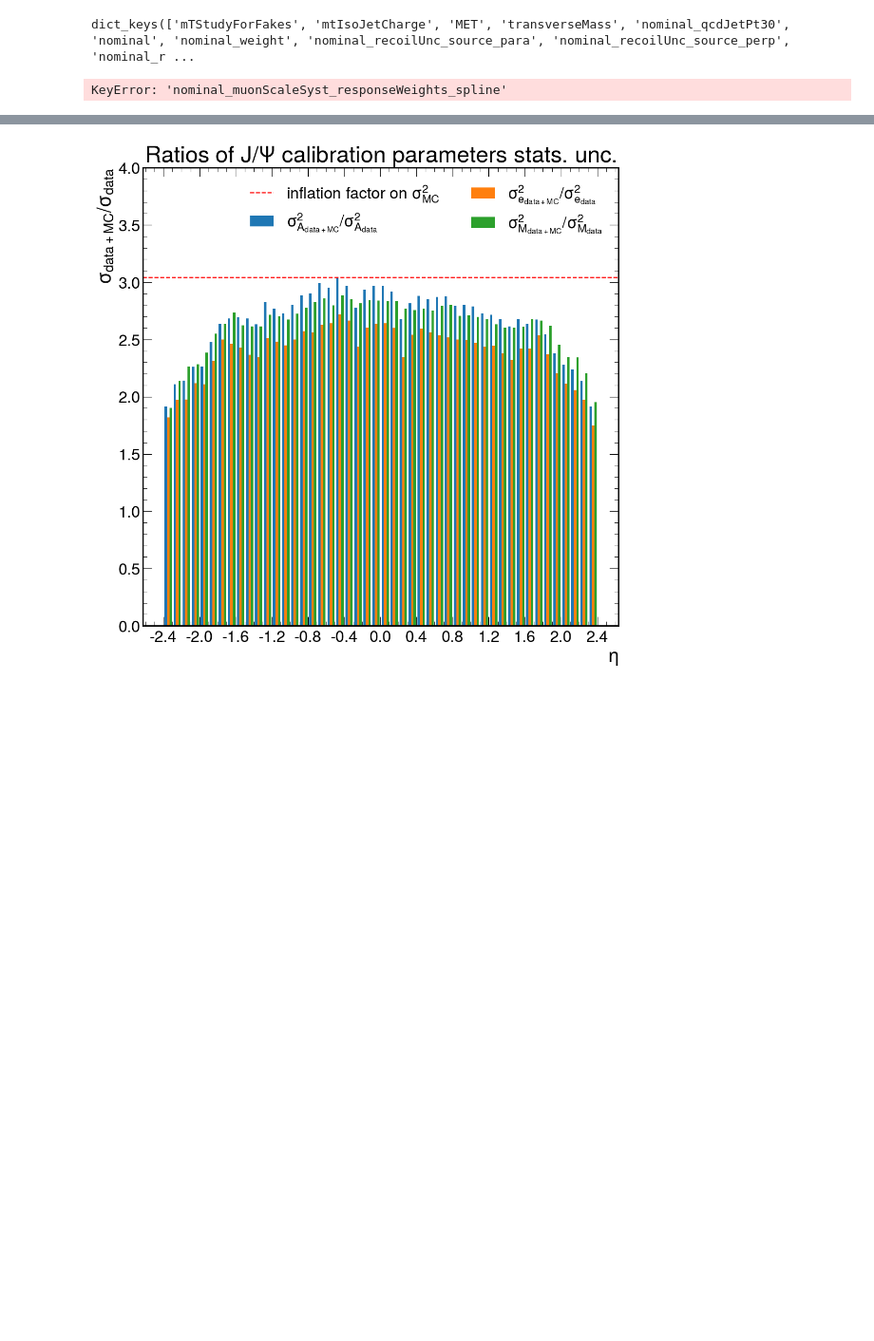
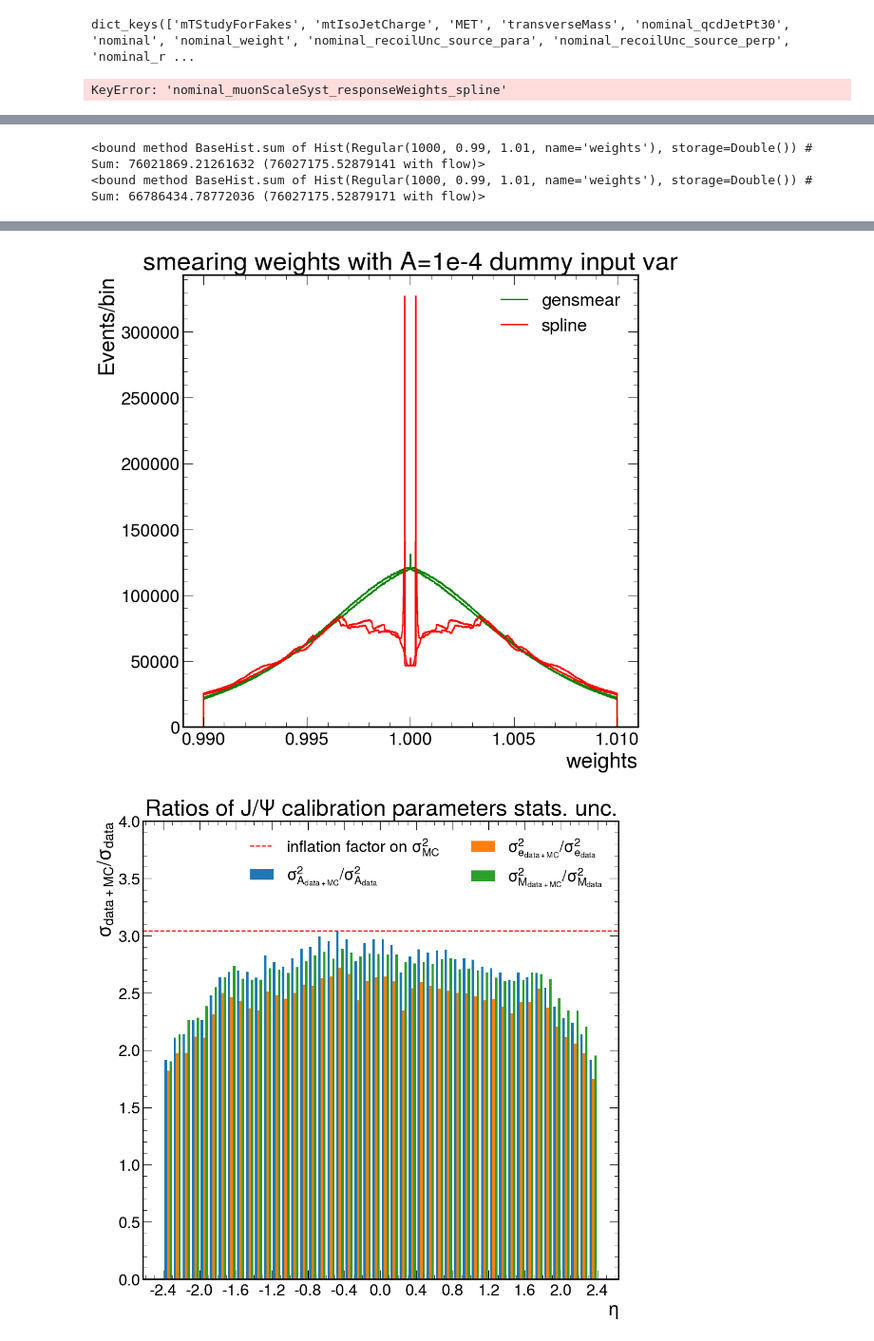
Before and after one commit to bendavid/WRemnants, a Jupyter notebook: notebooks/muonMomentumScale.ipynb, the cells around one changed output, grey strips where cells are left out. Shown at 95% size. Drawn from its saved outputs; the diff is of its cells as text; code cells hidden in the pictures; blank space fills up the shorter version.

Commit message:
comparison plots for muon scale vars from different weighting methods and the weights themselves

```diff
--- a/notebooks/muonMomentumScale.ipynb
+++ b/notebooks/muonMomentumScale.ipynb
@@ -181,0 +189,75 @@ dict_keys(['mTStudyForFakes', 'mtIsoJetCharge', 'MET', 'transverseMass', 'nomina
+# %%
+#############################################################################
+# comparison of the smearing weights themselves derived via different methods
+#############################################################################
+
+import hist
+import boost_histogram as bh
+import numpy as np
+import mplhep as hep
+import matplotlib.pyplot as plt
+from utilities import boostHistHelpers as hh
+from wremnants import histselections as sel
+from wremnants import datasets2016
+from wremnants import plot_tools
+import wremnants
+import h5py
+import uproot
+import narf
+import os
+hep.style.use(hep.style.ROOT)
+
+def save_pdf_and_png_toEos(outdir, plot_basename, eosdir, fig=None):
+    plot_tools.save_pdf_and_png(out_dir, plot_basename, fig)
+    os.system(f'xrdcp -f {out_dir}/{plot_basename}.pdf root://eosuser.cern.ch/{eos_dir}')
+    os.system(f'xrdcp -f {out_dir}/{plot_basename}.png root://eosuser.cern.ch/{eos_dir}')
+
+dummyVar = '_dummyVar'
+dummyVar_title = 'A=1e-4 dummy input var'
+action = lambda x: x.project('weights')
+sel_nom = {'passIso': 1j, 'passMT': 1j}
+
+
+with h5py.File(f"../hdf5Files/splines/mw_with_mu_eta_pt_scetlib_dyturboCorr_validation{dummyVar}_coarseQuantile.hdf5", "r") as f:
+    results = narf.ioutils.pickle_load_h5py(f["results"])
+    proc = 'WplusmunuPostVFP'
+    fig, ax = plt.subplots()
+    hep.histplot(
+        action(results[proc]['output']['weights_gensmear_dn'].get()[sel_nom]),
+        label = 'gensmear', ax = ax, yerr = False, color = 'green'
+    )
+    hep.histplot(
+        action(results[proc]['output']['weights_gensmear_up'].get()[sel_nom]),
+        label = '_gensmear', ax = ax, yerr = False, color = 'green'
+    )
+    hep.histplot(
+        action(results[proc]['output']['weights_spline_dn'].get()[sel_nom]),
+        label = 'spline', ax = ax, yerr = False, color = 'red'
+    )
+    hep.histplot(
+        action(results[proc]['output']['weights_spline_up'].get()[sel_nom]),
+        label = '_spline', ax = ax, yerr = False, color = 'red'
+    )
+    #hep.histplot(
+    #    action(results[proc]['output']['weights_massweights_dn'].get()[sel_nom]),
+    #    label = 'massweights', ax = ax, yerr = False, color = 'blue'
+    #)
+    #hep.histplot(
+    #    action(results[proc]['output']['weights_massweights_up'].get()[sel_nom]),
+    #    label = '_massweights', ax = ax, yerr = False, color = 'blue'
+    #)
+    ax.legend()
+    ax.set_title(f'smearing weights with {dummyVar_title}')
+    ax.set_ylabel('Events/bin')
+    #ax.set_xlim(0.5,2)
+    out_dir = '/home/submit/tyjyang/analysis/wmass/WRemnants/plots'
+    plot_basename = f'weightsComparison{dummyVar}_coarseQuantile'
+    eos_dir = '/eos/user/t/tyjyang/www/plots/wmass/muon-calibration/jpsi-stats-unc/spline'
+    save_pdf_and_png_toEos(out_dir, plot_basename, eos_dir, fig)
+
+
+    print(action(results[proc]['output']['weights_massweights_dn'].get()[sel_nom]).sum)
+    print(action(results[proc]['output']['weights_gensmear_dn'].get()[sel_nom]).sum)
+# %% [output]
+<bound method BaseHist.sum of Hist(Regular(1000, 0.99, 1.01, name='weights'), storage=Double()) # Sum: 76021869.21261632 (76027175.52879141 with flow)>
+<bound method BaseHist.sum of Hist(Regular(1000, 0.99, 1.01, name='weights'), storage=Double()) # Sum: 66786434.78772036 (76027175.52879171 with flow)>
@@ -182,3 +266,4 @@ dict_keys(['mTStudyForFakes', 'mtIsoJetCharge', 'MET', 'transverseMass', 'nomina
+[figure, added]
 # %%
 hep.hist2dplot(cov)
 # %%
```
Also changed, not shown: parts of 2 cells of this notebook.
